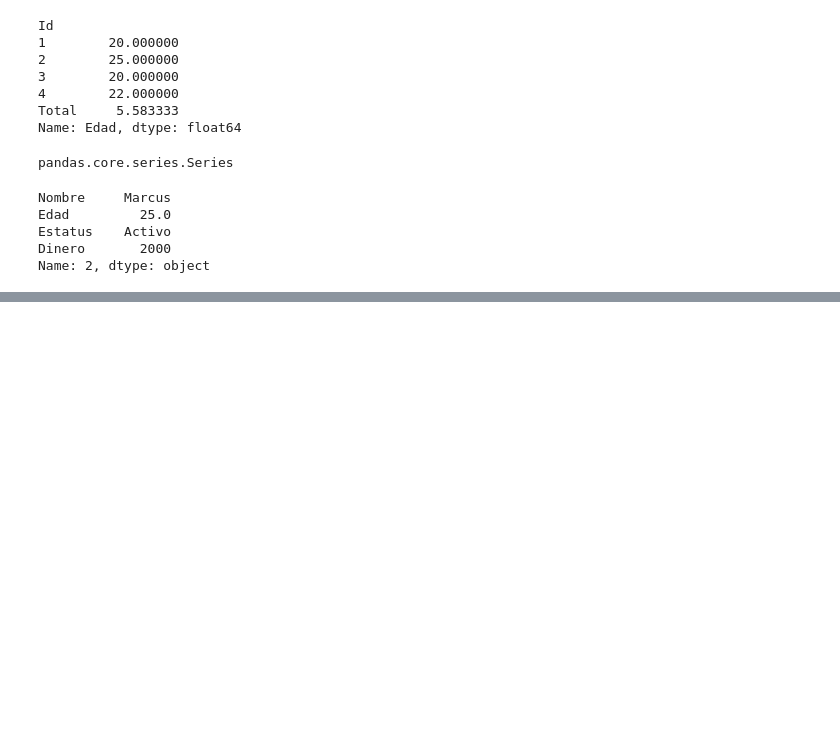
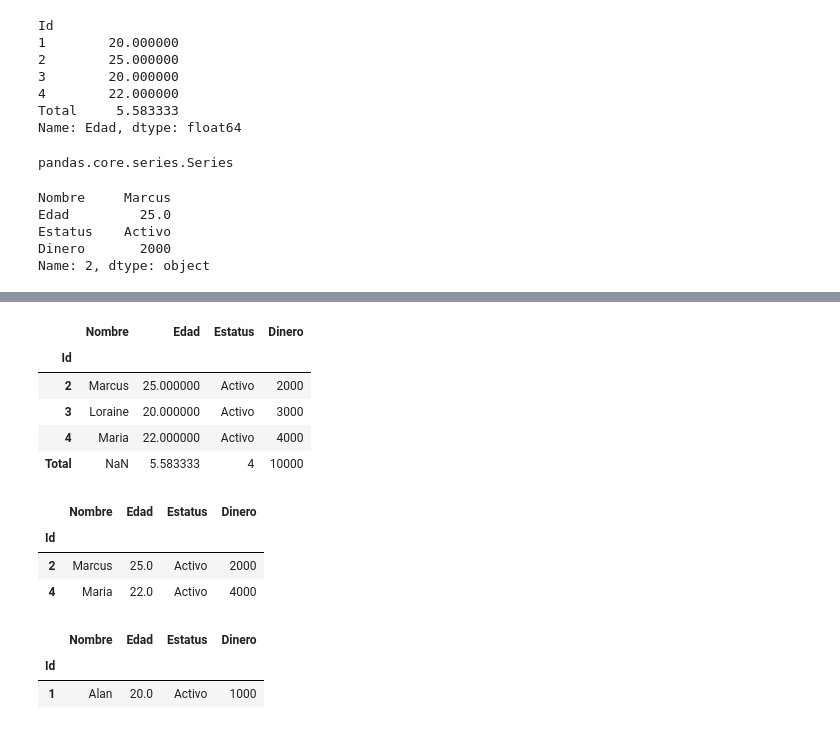
Before and after one commit to Gael-M0/PracticaUDM, a Jupyter notebook: udemy/Python_DataScience/pandas.ipynb, the cells around one changed output, grey strips where cells are left out. Cells and saved outputs as stored; diff of their text form; code cells hidden in the pictures; blank space fills up the shorter version.

```diff
--- a/udemy/Python_DataScience/pandas.ipynb
+++ b/udemy/Python_DataScience/pandas.ipynb
@@ -242,0 +249,22 @@ Name: 2, dtype: object
+# %%
+df3.iloc[1:] # Acceso a todas las filas desde la posición 1 en adelante
+# %% [output]
+|  | Nombre | Edad | Estatus | Dinero |
+| Id |  |  |  |  |
+| 2 | Marcus | 25.000000 | Activo | 2000 |
+| 3 | Loraine | 20.000000 | Activo | 3000 |
+| 4 | Maria | 22.000000 | Activo | 4000 |
+| Total | NaN | 5.583333 | 4 | 10000 |
+# %%
+df3[df3['Edad'] > 20] # Filtrado de filas donde la edad es mayor a 20
+# %% [output]
+|  | Nombre | Edad | Estatus | Dinero |
+| Id |  |  |  |  |
+| 2 | Marcus | 25.0 | Activo | 2000 |
+| 4 | Maria | 22.0 | Activo | 4000 |
+# %%
+df3[df3['Dinero'] < 2000] # Filtrado de filas donde el dinero es menor a 2000
+# %% [output]
+|  | Nombre | Edad | Estatus | Dinero |
+| Id |  |  |  |  |
+| 1 | Alan | 20.0 | Activo | 1000 |
```
Also changed, not shown: parts of 12 cells of this notebook.
